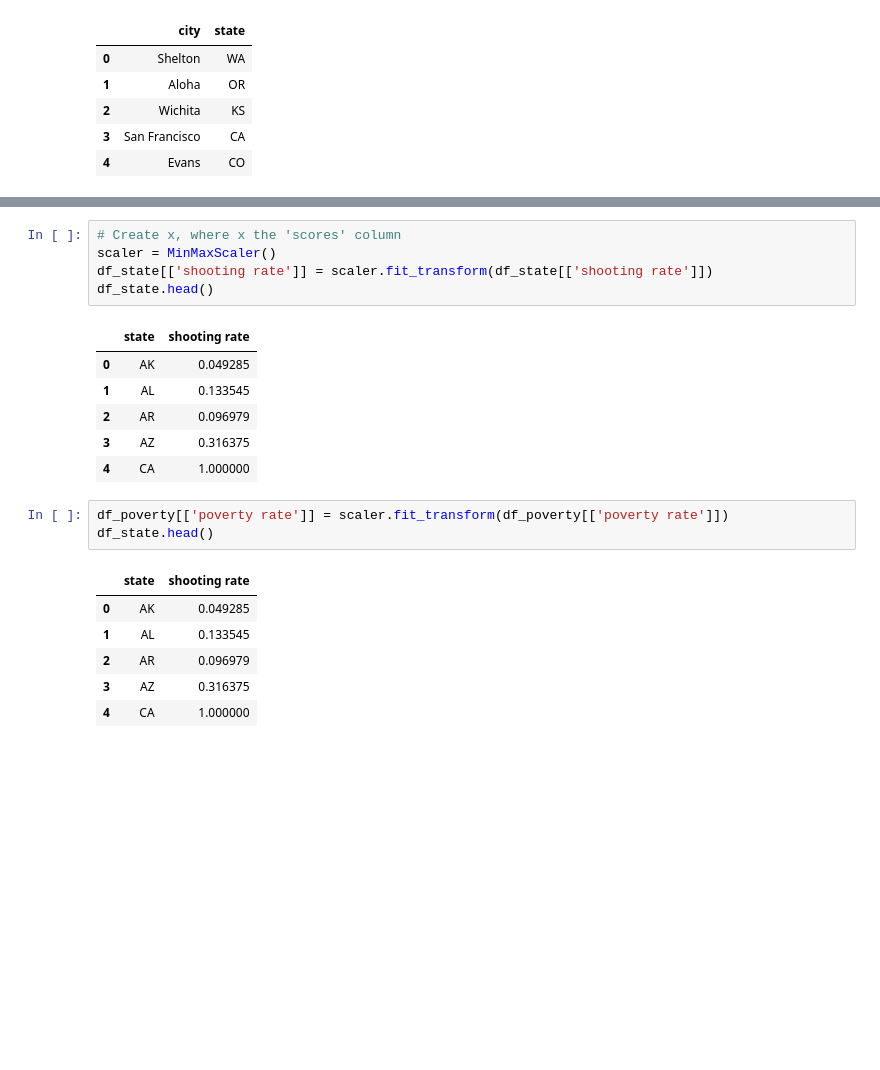
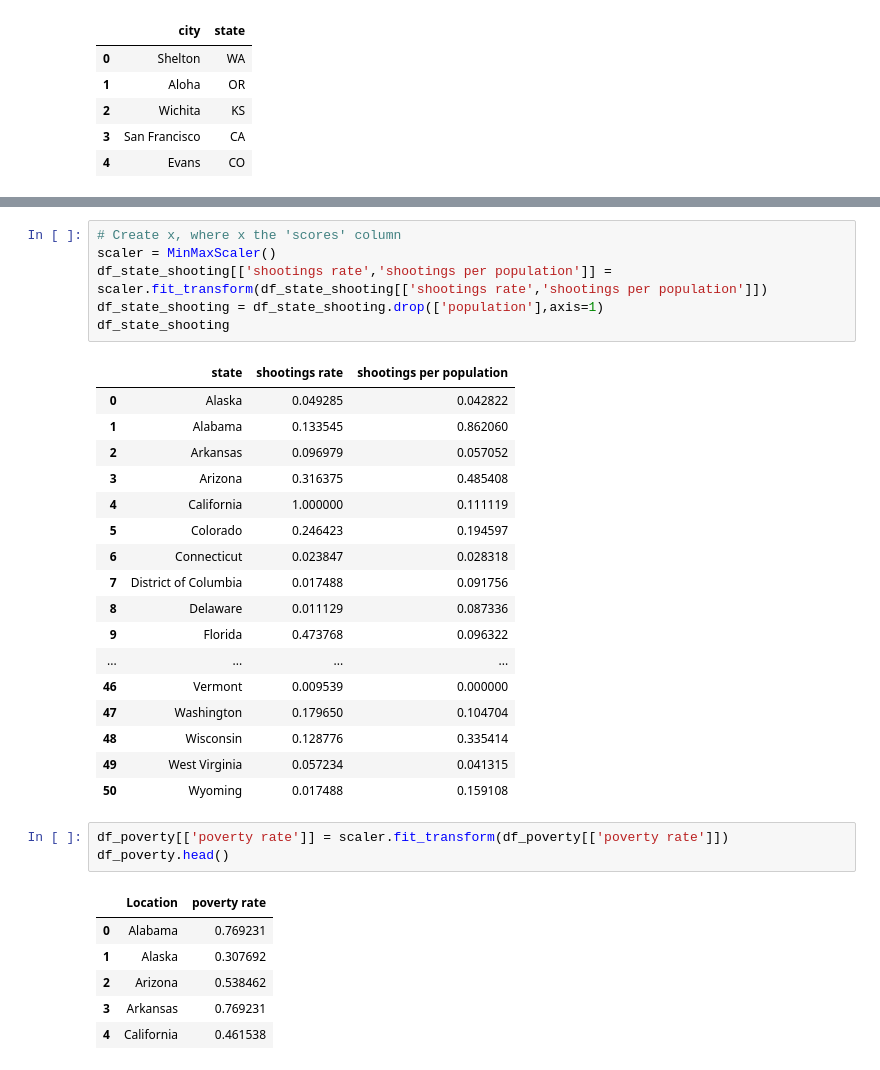
Before and after one commit to Fariddeniro/US-Shooting-Analysis, a Jupyter notebook: Project_Farid.ipynb, the cells around one changed output, grey strips where cells are left out. Saved outputs shown, nothing was run; the diff lists cells and outputs as text; blank space fills up the shorter version.

```diff
--- a/Project_Farid.ipynb
+++ b/Project_Farid.ipynb
@@ -221,23 +359,35 @@ df_state.shape
 # %%
 # Create x, where x the 'scores' column
 scaler = MinMaxScaler()
-df_state[['shooting rate']] = scaler.fit_transform(df_state[['shooting rate']])
-df_state.head()
+df_state_shooting[['shootings rate','shootings per population']] = scaler.fit_transform(df_state_shooting[['shootings rate','shootings per population']])
+df_state_shooting = df_state_shooting.drop(['population'],axis=1)
+df_state_shooting
 # %% [output]
-|  | state | shooting rate |
-| 0 | AK | 0.049285 |
-| 1 | AL | 0.133545 |
-| 2 | AR | 0.096979 |
-| 3 | AZ | 0.316375 |
-| 4 | CA | 1.000000 |
+|  | state | shootings rate | shootings per population |
+| 0 | Alaska | 0.049285 | 0.042822 |
+| 1 | Alabama | 0.133545 | 0.862060 |
+| 2 | Arkansas | 0.096979 | 0.057052 |
+| 3 | Arizona | 0.316375 | 0.485408 |
+| 4 | California | 1.000000 | 0.111119 |
+| 5 | Colorado | 0.246423 | 0.194597 |
+| 6 | Connecticut | 0.023847 | 0.028318 |
+| 7 | District of Columbia | 0.017488 | 0.091756 |
+| 8 | Delaware | 0.011129 | 0.087336 |
+| 9 | Florida | 0.473768 | 0.096322 |
+| ... | ... | ... | ... |
+| 46 | Vermont | 0.009539 | 0.000000 |
+| 47 | Washington | 0.179650 | 0.104704 |
+| 48 | Wisconsin | 0.128776 | 0.335414 |
+| 49 | West Virginia | 0.057234 | 0.041315 |
+| 50 | Wyoming | 0.017488 | 0.159108 |
 # %%
 df_poverty[['poverty rate']] = scaler.fit_transform(df_poverty[['poverty rate']])
-df_state.head()
+df_poverty.head()
 # %% [output]
-|  | state | shooting rate |
-| 0 | AK | 0.049285 |
-| 1 | AL | 0.133545 |
-| 2 | AR | 0.096979 |
-| 3 | AZ | 0.316375 |
-| 4 | CA | 1.000000 |
+|  | Location | poverty rate |
+| 0 | Alabama | 0.769231 |
+| 1 | Alaska | 0.307692 |
+| 2 | Arizona | 0.538462 |
+| 3 | Arkansas | 0.769231 |
+| 4 | California | 0.461538 |
 # %%
```
Also changed, not shown: parts of 33 cells of this notebook.
